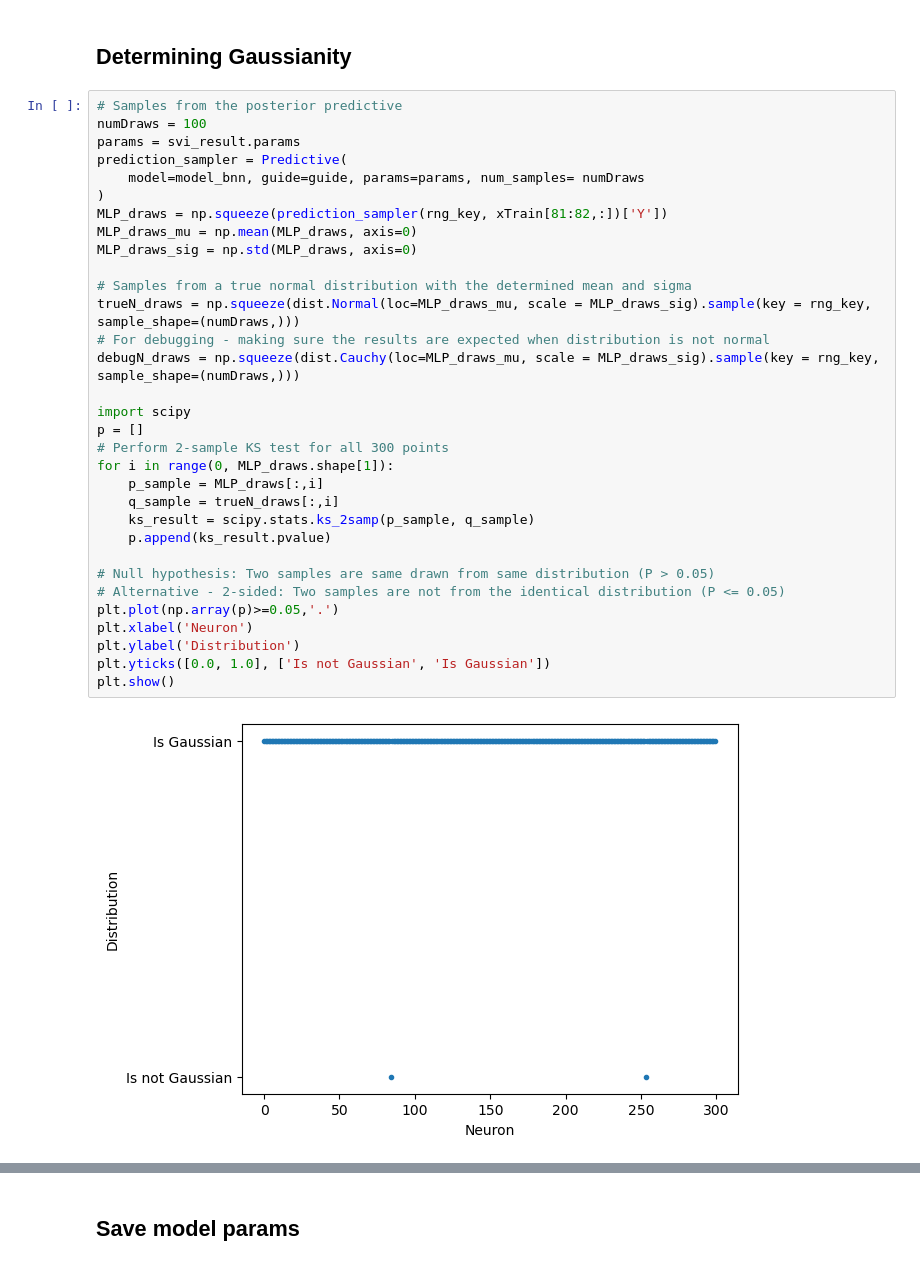
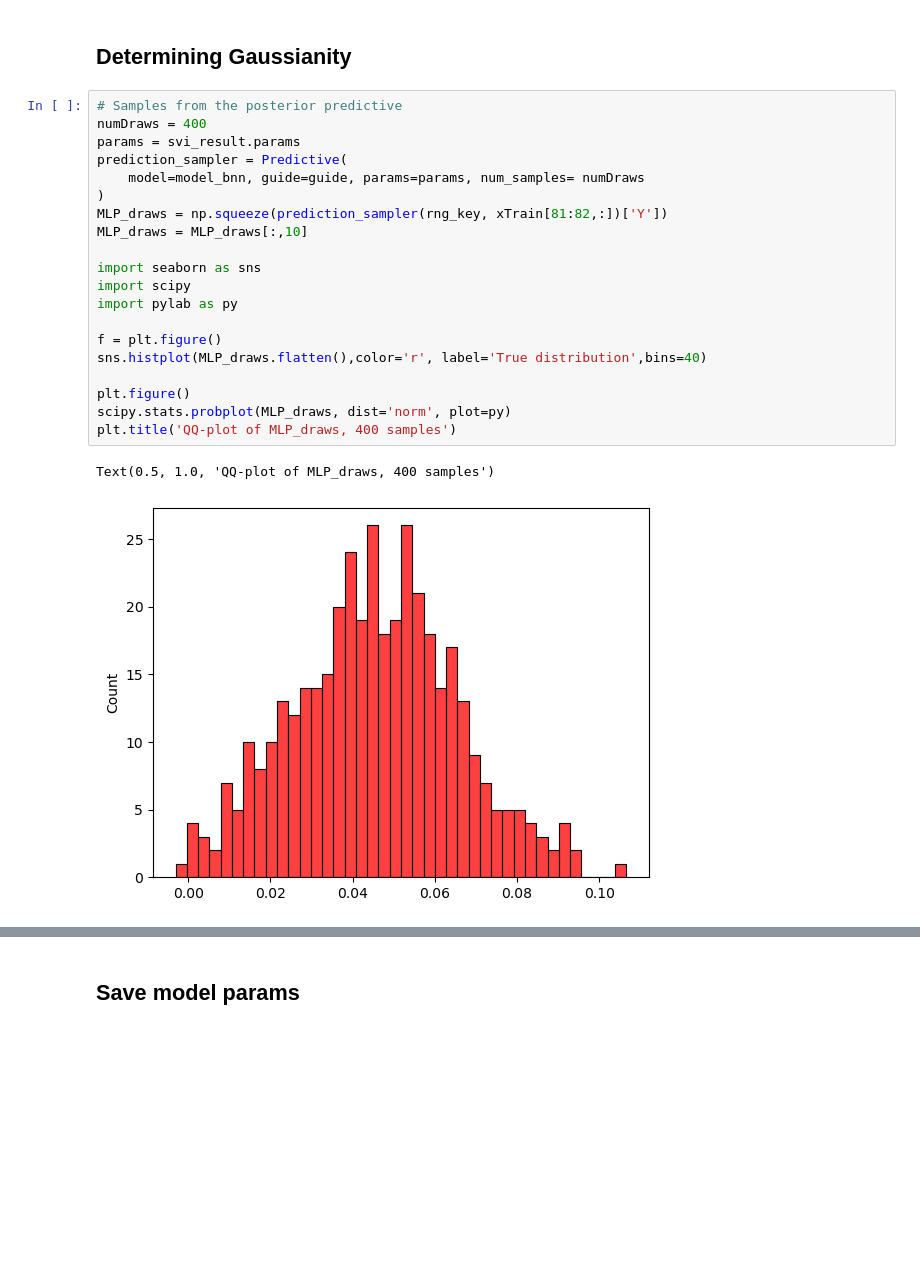
Before and after one commit to hwlee924/Large-Airfoil-Model, a Jupyter notebook: BNN_af_pdist_gen/BNN_XFOIL.ipynb, the cells around one changed output, grey strips where cells are left out. Cells and saved outputs as stored; diff of their text form; blank space fills up the shorter version.

Commit message:
fixed bad Gaussianity analysis

```diff
--- a/BNN_af_pdist_gen/BNN_XFOIL.ipynb
+++ b/BNN_af_pdist_gen/BNN_XFOIL.ipynb
@@ -307,37 +309,26 @@ posterior_predictive = Predictive(
 rng_key, rng_subkey = random.split(key=rng_key)
 # %% [markdown]
 ## Determining Gaussianity
-# %%
-# Samples from the posterior predictive
-numDraws = 100
-params = svi_result.params
-prediction_sampler = Predictive(
-    model=model_bnn, guide=guide, params=params, num_samples= numDraws
-)
-MLP_draws = np.squeeze(prediction_sampler(rng_key, xTrain[81:82,:])['Y'])
-MLP_draws_mu = np.mean(MLP_draws, axis=0)
-MLP_draws_sig = np.std(MLP_draws, axis=0)
-
-# Samples from a true normal distribution with the determined mean and sigma
-trueN_draws = np.squeeze(dist.Normal(loc=MLP_draws_mu, scale = MLP_draws_sig).sample(key = rng_key, sample_shape=(numDraws,)))
-# For debugging - making sure the results are expected when distribution is not normal
-debugN_draws = np.squeeze(dist.Cauchy(loc=MLP_draws_mu, scale = MLP_draws_sig).sample(key = rng_key, sample_shape=(numDraws,)))
-
-import scipy
-p = []
-# Perform 2-sample KS test for all 300 points
-for i in range(0, MLP_draws.shape[1]):
-    p_sample = MLP_draws[:,i]
-    q_sample = trueN_draws[:,i]
-    ks_result = scipy.stats.ks_2samp(p_sample, q_sample)
-    p.append(ks_result.pvalue)
-
-# Null hypothesis: Two samples are same drawn from same distribution (P > 0.05)
-# Alternative - 2-sided: Two samples are not from the identical distribution (P <= 0.05)
-plt.plot(np.array(p)>=0.05,'.')
-plt.xlabel('Neuron')
-plt.ylabel('Distribution')
-plt.yticks([0.0, 1.0], ['Is not Gaussian', 'Is Gaussian'])
-plt.show()
-# %% [output]
-[figure, removed]
+# %%
+# Samples from the posterior predictive
+numDraws = 400
+params = svi_result.params
+prediction_sampler = Predictive(
+    model=model_bnn, guide=guide, params=params, num_samples= numDraws
+)
+MLP_draws = np.squeeze(prediction_sampler(rng_key, xTrain[81:82,:])['Y'])
+MLP_draws = MLP_draws[:,10]
+
+import seaborn as sns
+import scipy
+import pylab as py
+
+f = plt.figure()
+sns.histplot(MLP_draws.flatten(),color='r', label='True distribution',bins=40)
+
+plt.figure()
+scipy.stats.probplot(MLP_draws, dist='norm', plot=py)
+plt.title('QQ-plot of MLP_draws, 400 samples')
+# %% [output]
+Text(0.5, 1.0, 'QQ-plot of MLP_draws, 400 samples')
+[figure, added]
```
Also changed, not shown: parts of 5 cells of this notebook, 1 other file.
